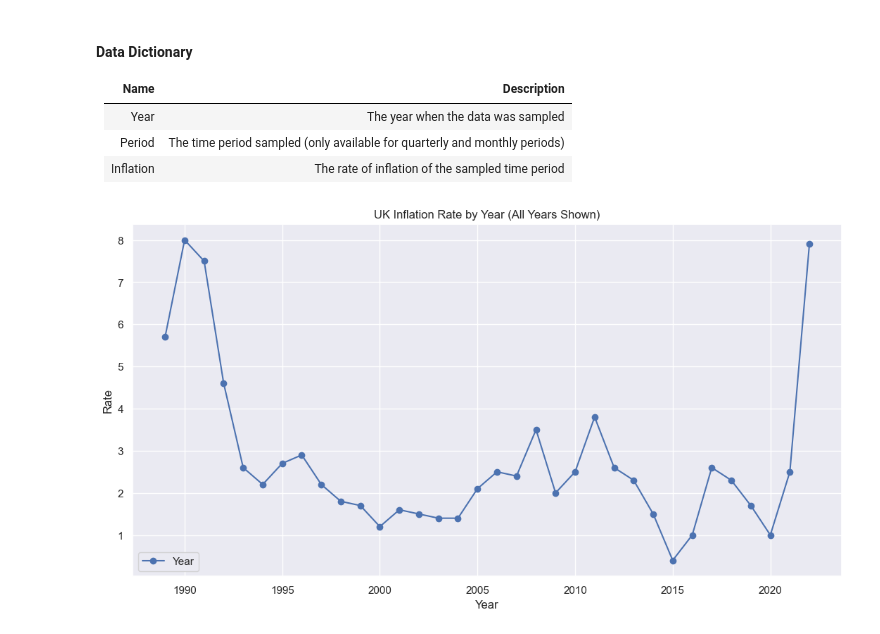
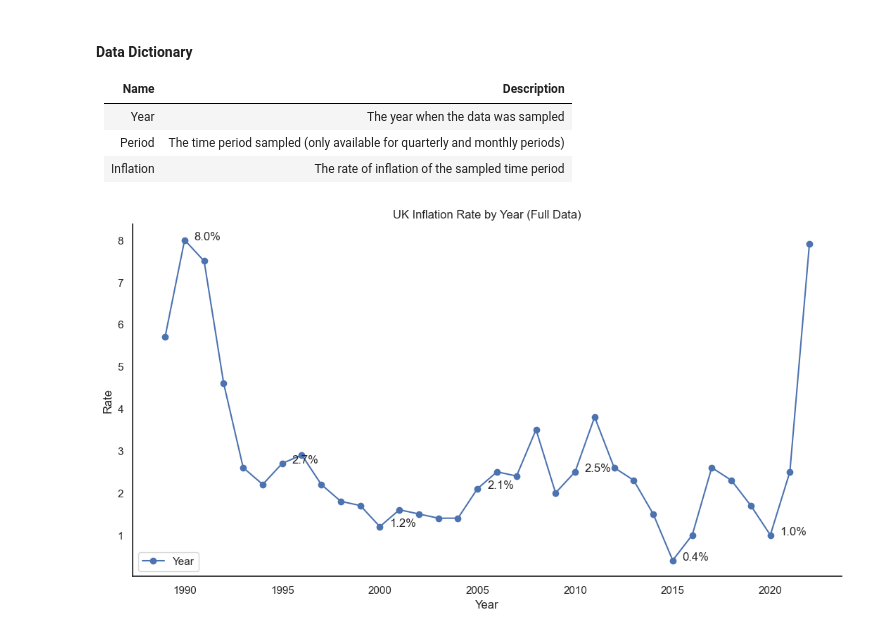
Before and after one commit to julianmoors/jupyter-notebooks, a Jupyter notebook: UK Inflation.ipynb, the cells around one changed output. Cells and saved outputs as stored; diff of their text form; code cells hidden in the pictures.

```diff
--- a/UK Inflation.ipynb
+++ b/UK Inflation.ipynb
@@ -15,22 +15,32 @@ import pandas as pd
 import matplotlib.pyplot as plt
 import seaborn as sns
 
-sns.set_theme()
+sns.set(style="white")
 # %%
 by_year = pd.read_csv('data/uk-inflation-by-year.csv')
-
 year = by_year['Year']
 inflation = by_year['Inflation']
 
-plt.figure(figsize=(13, 6.5))
-plt.plot(year, inflation, label='Year', marker='o')
-plt.title('UK Inflation Rate by Year (All Years Shown)')
-plt.xlabel('Year')
-plt.ylabel('Rate')
-plt.legend()
+fig, ax = plt.subplots(figsize=(13, 6.5))
+ax.plot(year, inflation, label='Year', marker='o')
+xticks = ax.get_xticks()
+
+for i, txt in enumerate(inflation):
+    if year[i] in xticks:
+        ax.annotate(f'{txt}%', (year[i], inflation[i]), textcoords="offset points", xytext=(10,0), ha='left')
+
+ax.set_title('UK Inflation Rate by Year (Full Data)')
+ax.set_xlabel('Year')
+ax.set_ylabel('Rate')
+
+ax.spines['top'].set_visible(False)
+ax.spines['right'].set_visible(False)
+
+ax.legend()
+plt.grid(False)
 plt.show()
 # %% [output]
-[figure, old version]
+[figure, new version]
 # %%
 def plot_inflation_by_period(csv_file, period_years):
     by_quarter = pd.read_csv(csv_file)
```
Also changed, not shown: parts of 2 cells of this notebook.
